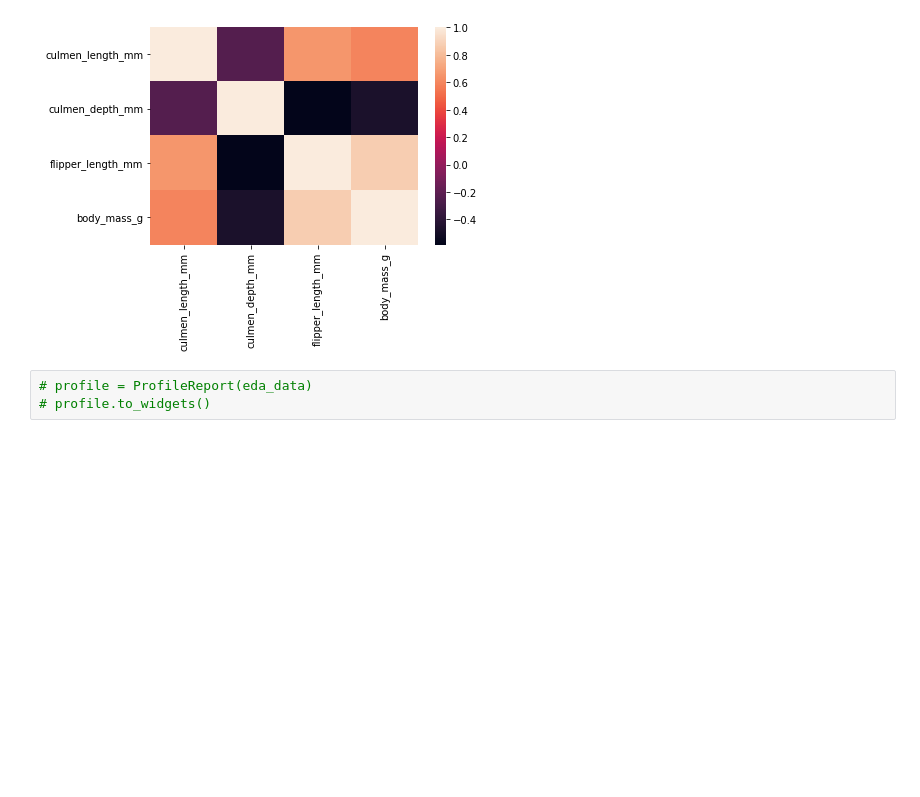
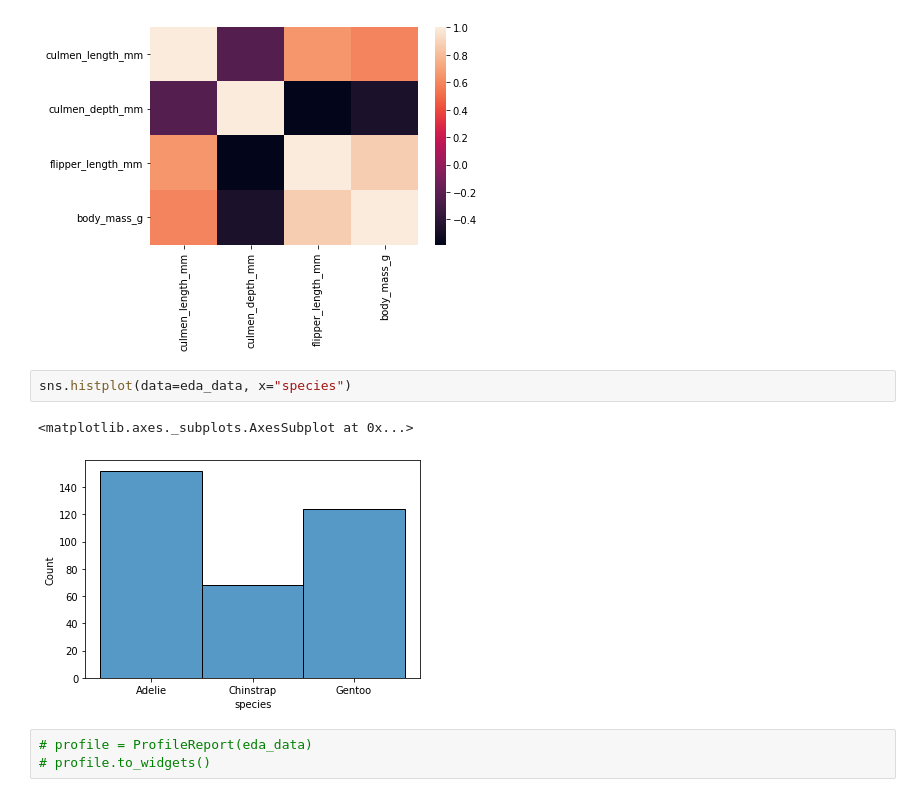
Before and after one commit to emekdahl/machine_learning_template, a Jupyter notebook: machine_learning_template.ipynb, the cells around one changed output. Saved outputs shown, nothing was run; the diff lists cells and outputs as text; blank space fills up the shorter version.

```diff
--- a/machine_learning_template.ipynb
+++ b/machine_learning_template.ipynb
@@ -273,6 +204,11 @@ sns.heatmap(corr,
 # %% [output]
 <matplotlib.axes._subplots.AxesSubplot at 0x...>
 [figure]
+# %%
+sns.histplot(data=eda_data, x="species")
+# %% [output]
+<matplotlib.axes._subplots.AxesSubplot at 0x...>
+[figure, added]
 # %%
 # profile = ProfileReport(eda_data)
 # profile.to_widgets()
```
Also changed, not shown: parts of 33 cells of this notebook.
